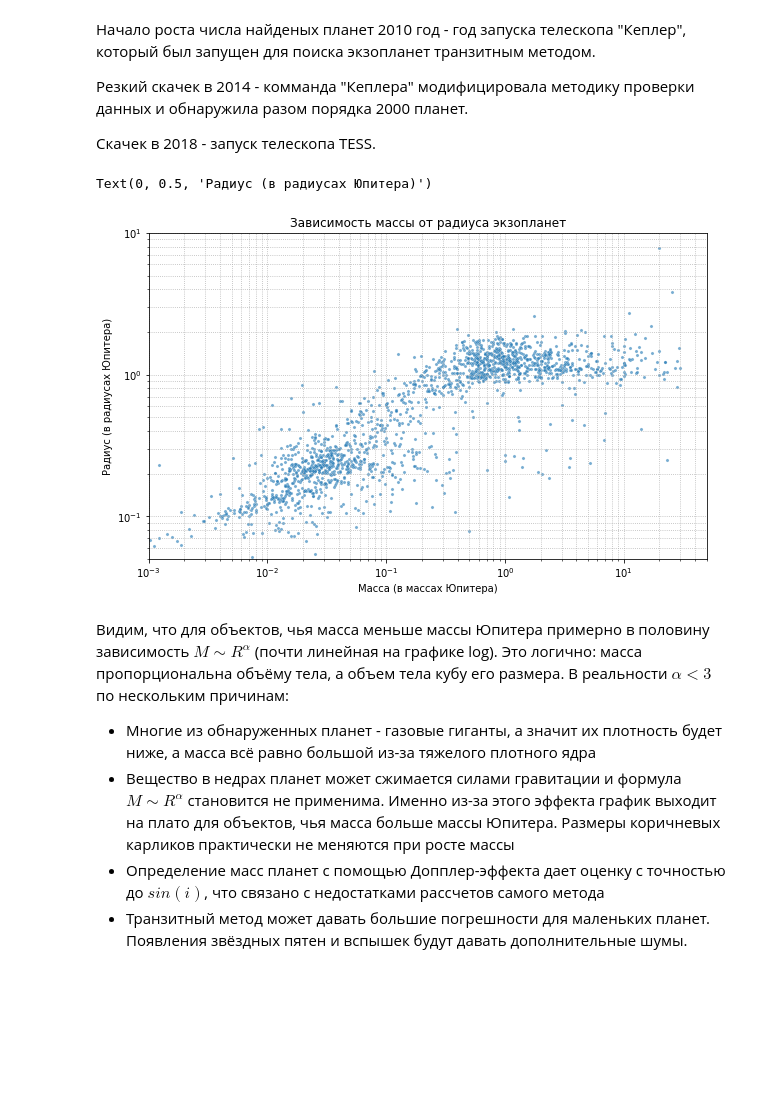
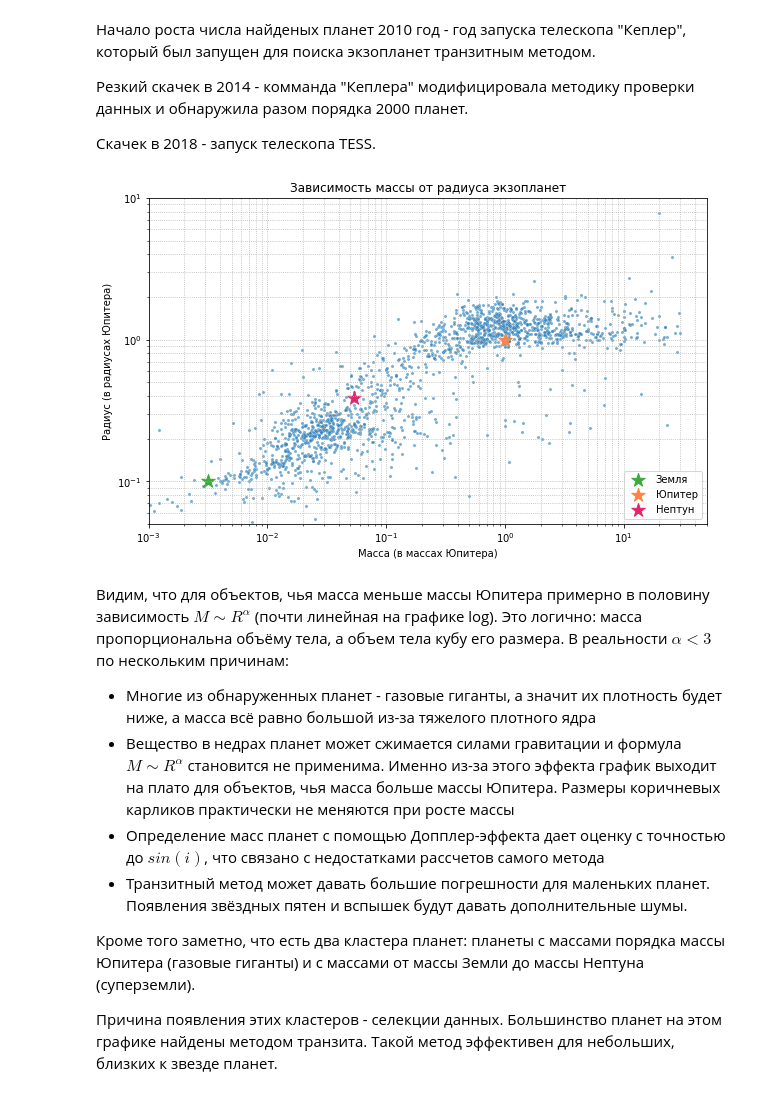
Before and after one commit to Petrov-Konstantin/Data-analytics-from-MIPT, a Jupyter notebook: Современные методы анализа данных/Modern_methods_of_data_analysis.ipynb, the cells around one changed output. Cells and saved outputs as stored; diff of their text form; code cells hidden in the pictures; blank space fills up the shorter version.

Commit message:
The descriptions have been corrected. The last figure has been modified.

```diff
--- a/Современные методы анализа данных/Modern_methods_of_data_analysis.ipynb
+++ b/Современные методы анализа данных/Modern_methods_of_data_analysis.ipynb
@@ -221,31 +250,42 @@ ax.set_xlabel('Год открытия');
 Резкий скачек в 2014 - комманда "Кеплера" модифицировала методику проверки данных и обнаружила разом порядка 2000 планет.
 
 Скачек в 2018 - запуск телескопа TESS.
-# %%
-import seaborn as sns
-
-clean_plot = cleaned_df.copy()
-plt.figure(figsize=(10, 6))
-sns.scatterplot(
-    data=clean_plot,
-    x='pl_bmassj', y='pl_radj',
-    alpha=0.6, s=10
-)
-
-
-plt.xscale('log'); plt.yscale('log')
-plt.xlim(1e-3, 50)
-plt.ylim(5e-2, 10)
-plt.grid(True, which='both', ls=':')
-plt.title('Зависимость массы от радиуса экзопланет')
-plt.xlabel('Масса (в массах Юпитера)')
-plt.ylabel('Радиус (в радиусах Юпитера)')
-# %% [output]
-Text(0, 0.5, 'Радиус (в радиусах Юпитера)')
-[figure, removed]
+# %%
+import seaborn as sns
+solar_system = {
+    'Земля': {'mass': 0.00315, 'radius': 0.101, 'color': '#3caa3c'}, #Цвет влюбленной жабы
+    'Юпитер': {'mass': 1.0, 'radius': 1.0, 'color': '#ff8243'}, #Цвет Манго-танго
+    'Нептун': {'mass': 0.054, 'radius': 0.388, 'color': '#e3256b'} #Цвет суеты
+}
+clean_plot = cleaned_df.copy()
+plt.figure(figsize=(10, 6))
+sns.scatterplot(
+    data=clean_plot,
+    x='pl_bmassj', y='pl_radj',
+    alpha=0.6, s=10
+)
+for planet, params in solar_system.items():
+    plt.scatter(params['mass'], params['radius'],
+               color=params['color'], marker='*', s=200, label=planet)
+
+plt.xscale('log'); plt.yscale('log')
+plt.xlim(1e-3, 50)
+plt.ylim(5e-2, 10)
+plt.grid(True, which='both', ls=':')
+plt.title('Зависимость массы от радиуса экзопланет')
+plt.xlabel('Масса (в массах Юпитера)')
+plt.ylabel('Радиус (в радиусах Юпитера)')
+plt.legend(loc='lower right', framealpha=0.8)
+plt.show()
+# %% [output]
+[figure, added]
 # %% [markdown]
 Видим, что для объектов, чья масса меньше массы Юпитера примерно в половину зависимость $M \sim R^\alpha$ (почти линейная на графике log). Это логично: масса пропорциональна объёму тела, а объем тела кубу его размера. В реальности $\alpha<3$ по нескольким причинам:
 * Многие из обнаруженных планет - газовые гиганты, а значит их плотность будет ниже, а масса всё равно большой из-за тяжелого плотного ядра
 * Вещество в недрах планет может сжимается силами гравитации и формула $M \sim R^\alpha$ становится не применима. Именно из-за этого эффекта график выходит на плато для объектов, чья масса больше массы Юпитера. Размеры коричневых карликов практически не меняются при росте массы
 * Определение масс планет с помощью Допплер-эффекта дает оценку с точностью до $sin(i)$, что связано с недостатками рассчетов самого метода
 * Транзитный метод может давать большие погрешности для маленьких планет. Появления звёздных пятен и вспышек будут давать дополнительные шумы.
+
+Кроме того заметно, что есть два кластера планет: планеты с массами порядка массы Юпитера (газовые гиганты) и с массами от массы Земли до массы Нептуна (суперземли).
+
+Причина появления этих кластеров - селекции данных. Большинство планет на этом графике найдены методом транзита. Такой метод эффективен для небольших, близких к звезде планет.
```
Also changed, not shown: parts of 2 cells of this notebook.
